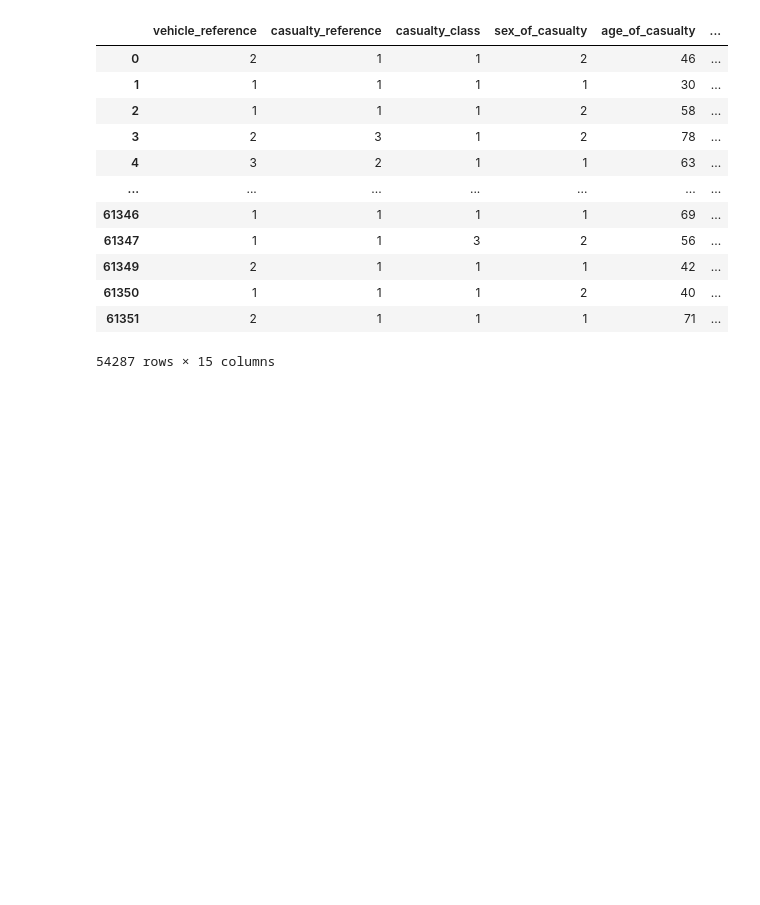
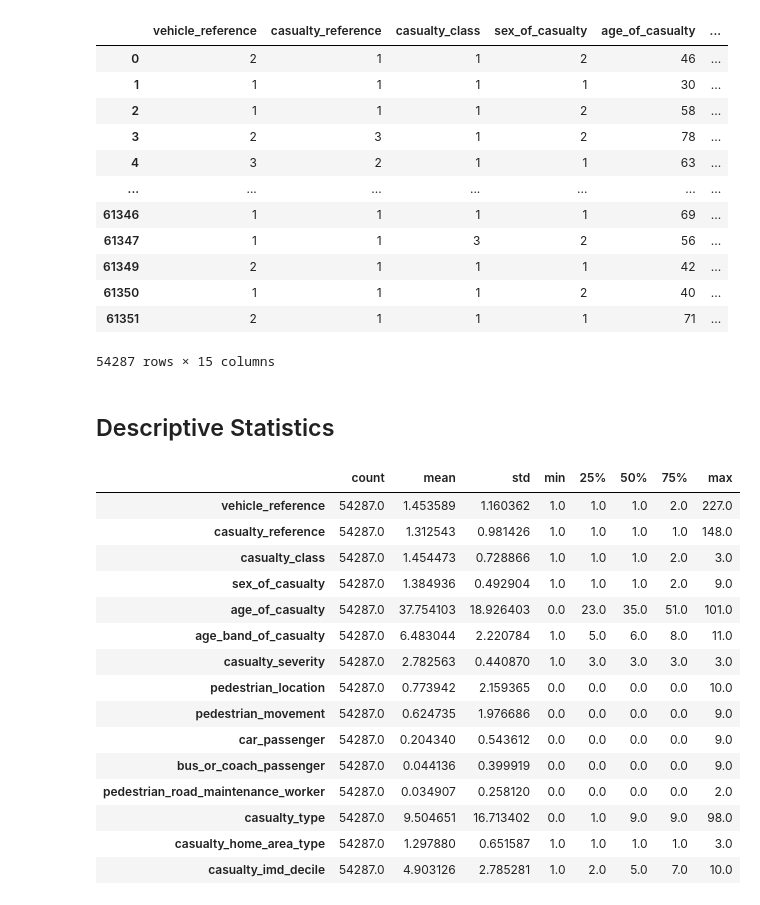
Before and after one commit to hsmmi/road-casualty-statistics, a Jupyter notebook: main.ipynb, the cells around one changed output. Cells and saved outputs as stored; diff of their text form; code cells hidden in the pictures; blank space fills up the shorter version.

```diff
--- a/main.ipynb
+++ b/main.ipynb
@@ -139,3 +139,24 @@ df
 | 61350 | 1 | 1 | 1 | 2 | 40 | ... |
 | 61351 | 2 | 1 | 1 | 1 | 71 | ... |
 54287 rows × 15 columns
+# %% [markdown]
+## Descriptive Statistics
+# %%
+df.describe(include='all').T
+# %% [output]
+|  | count | mean | std | min | 25% | 50% | 75% | max |
+| vehicle_reference | 54287.0 | 1.453589 | 1.160362 | 1.0 | 1.0 | 1.0 | 2.0 | 227.0 |
+| casualty_reference | 54287.0 | 1.312543 | 0.981426 | 1.0 | 1.0 | 1.0 | 1.0 | 148.0 |
+| casualty_class | 54287.0 | 1.454473 | 0.728866 | 1.0 | 1.0 | 1.0 | 2.0 | 3.0 |
+| sex_of_casualty | 54287.0 | 1.384936 | 0.492904 | 1.0 | 1.0 | 1.0 | 2.0 | 9.0 |
+| age_of_casualty | 54287.0 | 37.754103 | 18.926403 | 0.0 | 23.0 | 35.0 | 51.0 | 101.0 |
+| age_band_of_casualty | 54287.0 | 6.483044 | 2.220784 | 1.0 | 5.0 | 6.0 | 8.0 | 11.0 |
+| casualty_severity | 54287.0 | 2.782563 | 0.440870 | 1.0 | 3.0 | 3.0 | 3.0 | 3.0 |
+| pedestrian_location | 54287.0 | 0.773942 | 2.159365 | 0.0 | 0.0 | 0.0 | 0.0 | 10.0 |
+| pedestrian_movement | 54287.0 | 0.624735 | 1.976686 | 0.0 | 0.0 | 0.0 | 0.0 | 9.0 |
+| car_passenger | 54287.0 | 0.204340 | 0.543612 | 0.0 | 0.0 | 0.0 | 0.0 | 9.0 |
+| bus_or_coach_passenger | 54287.0 | 0.044136 | 0.399919 | 0.0 | 0.0 | 0.0 | 0.0 | 9.0 |
+| pedestrian_road_maintenance_worker | 54287.0 | 0.034907 | 0.258120 | 0.0 | 0.0 | 0.0 | 0.0 | 2.0 |
+| casualty_type | 54287.0 | 9.504651 | 16.713402 | 0.0 | 1.0 | 9.0 | 9.0 | 98.0 |
+| casualty_home_area_type | 54287.0 | 1.297880 | 0.651587 | 1.0 | 1.0 | 1.0 | 1.0 | 3.0 |
+| casualty_imd_decile | 54287.0 | 4.903126 | 2.785281 | 1.0 | 2.0 | 5.0 | 7.0 | 10.0 |
```
Also changed, not shown: parts of 3 cells of this notebook.
